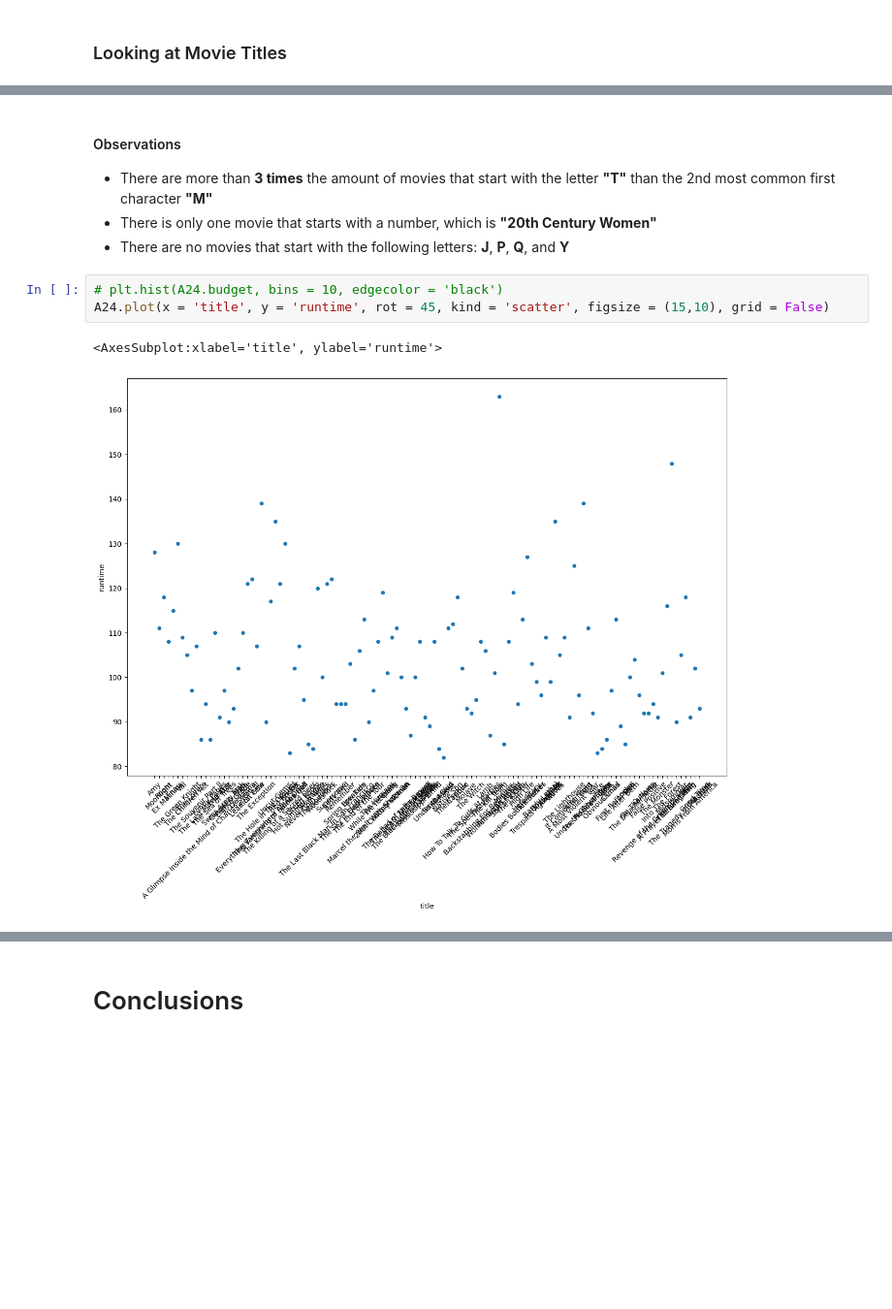
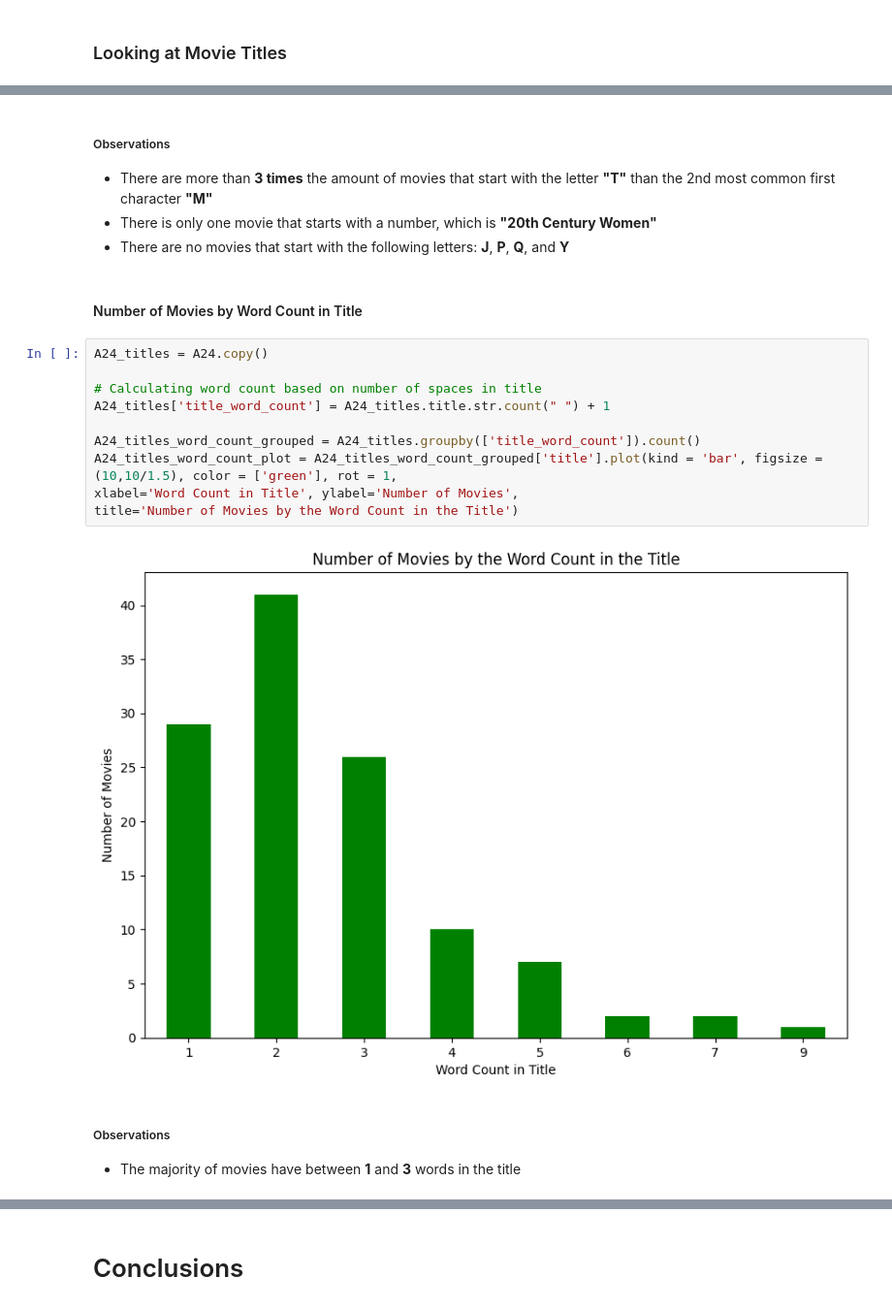
Before and after one commit to AlexPMorton/A24-Movies-EDA, a Jupyter notebook: A24_EDA.ipynb, the cells around one changed output, grey strips where cells are left out. Shown at 97% size. Saved outputs shown, nothing was run; the diff lists cells and outputs as text; blank space fills up the shorter version.

```diff
--- a/A24_EDA.ipynb
+++ b/A24_EDA.ipynb
@@ -297,11 +321,22 @@ A24_title_first[['title']].sort_values(by = 'title', ascending = False)
 # %% [markdown]
-#### Observations
+##### Observations
 - There are more than **3 times** the amount of movies that start with the letter **"T"** than the 2nd most common first character **"M"**
 - There is only one movie that starts with a number, which is **"20th Century Women"**
 - There are no movies that start with the following letters: **J**, **P**, **Q**, and **Y**
-# %%
-# plt.hist(A24.budget, bins = 10, edgecolor = 'black')
-A24.plot(x = 'title', y = 'runtime', rot = 45, kind = 'scatter', figsize = (15,10), grid = False)
-# %% [output]
-<AxesSubplot:xlabel='title', ylabel='runtime'>
-[figure, removed]
+# %% [markdown]
+#### Number of Movies by Word Count in Title
+# %%
+A24_titles = A24.copy()
+
+# Calculating word count based on number of spaces in title
+A24_titles['title_word_count'] = A24_titles.title.str.count(" ") + 1
+
+A24_titles_word_count_grouped = A24_titles.groupby(['title_word_count']).count()
+A24_titles_word_count_plot = A24_titles_word_count_grouped['title'].plot(kind = 'bar', figsize = (10,10/1.5), color = ['green'], rot = 1,
+xlabel='Word Count in Title', ylabel='Number of Movies',
+title='Number of Movies by the Word Count in the Title')
+# %% [output]
+[figure, added]
+# %% [markdown]
+##### Observations
+- The majority of movies have between **1** and **3** words in the title
```
Also changed, not shown: parts of 38 cells of this notebook, 2 other files.
